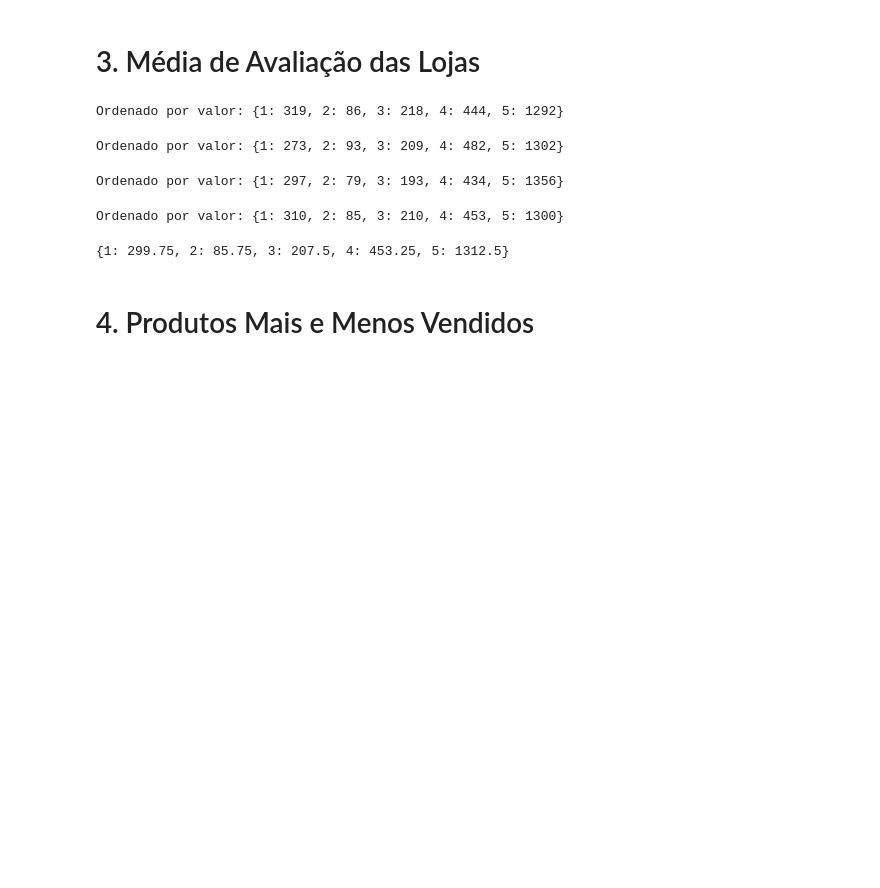
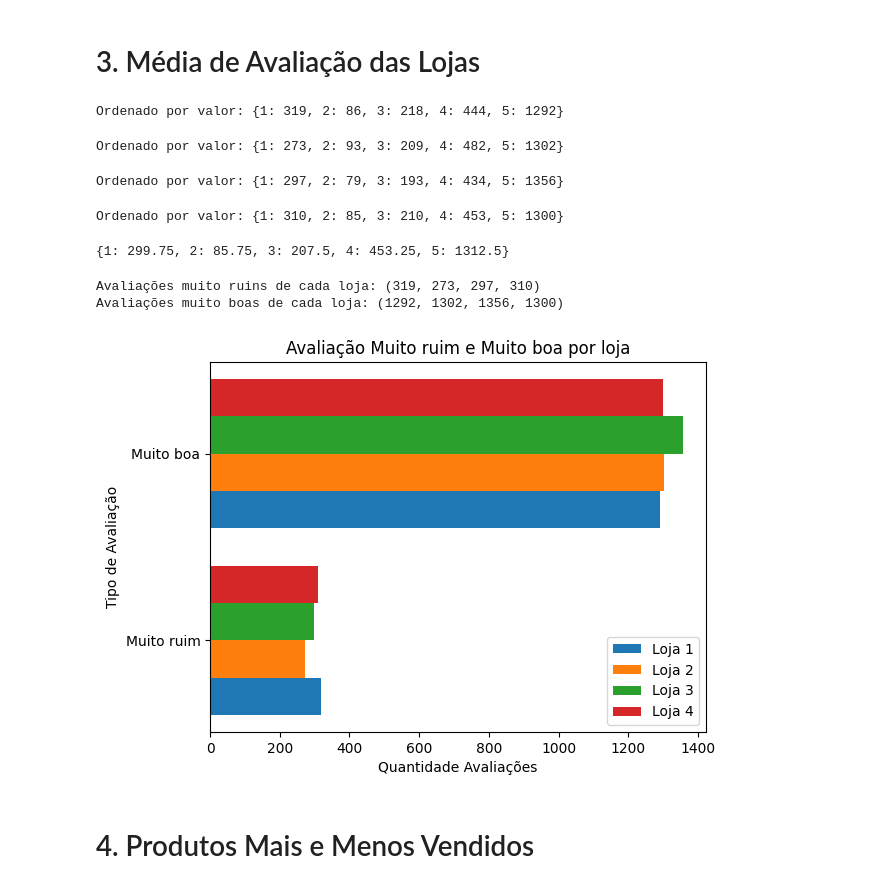
Before and after one commit to sanemar/desafio-ds, a Jupyter notebook: AluraStoreBr.ipynb, the cells around one changed output. Cells and saved outputs as stored; diff of their text form; code cells hidden in the pictures; blank space fills up the shorter version.

```diff
--- a/AluraStoreBr.ipynb
+++ b/AluraStoreBr.ipynb
@@ -744,3 +819,64 @@ print(avaliacao_muito_boa)
+# %%
+#Criar uma lista com todas as avaliações Muito ruim e muito boa de todas as lojas
+
+av_ruim_1 = avaliacao_loja1.get(1)
+av_boa_1 = avaliacao_loja1.get(5)
+
+av_ruim_2 = avaliacao_loja2.get(1)
+av_boa_2 = avaliacao_loja2.get(5)
+
+av_ruim_3 = avaliacao_loja3.get(1)
+av_boa_3 = avaliacao_loja3.get(5)
+
+av_ruim_4 = avaliacao_loja4.get(1)
+av_boa_4 = avaliacao_loja4.get(5)
+
+print(f'Avaliações muito ruins de cada loja: {av_ruim_1, av_ruim_2, av_ruim_3, av_ruim_4}')
+print(f'Avaliações muito boas de cada loja: {av_boa_1, av_boa_2, av_boa_3, av_boa_4}')
+# %% [output]
+Avaliações muito ruins de cada loja: (319, 273, 297, 310)
+Avaliações muito boas de cada loja: (1292, 1302, 1356, 1300)
+# %%
+# Crie um gráfico com 8 barras horizontais que exibam as avaliações Muito ruim e Muito boa das 4 lojas
+
+import matplotlib.pyplot as plt
+import numpy as np
+
+# Dados para o gráfico
+categorias = ['Muito ruim', 'Muito boa']
+
+# Largura das barras e posições
+largura_barra = 0.2
+posicoes_x = np.arange(len(categorias))
+
+loja1_valores = [av_ruim_1, av_boa_1]
+# Criando as barras para a loja 1
+plt.barh(posicoes_x - largura_barra * 1.5, loja1_valores, largura_barra, label='Loja 1')
+
+loja2_valores = [av_ruim_2, av_boa_2]
+# Criando as barras para a loja 2
+plt.barh(posicoes_x - largura_barra * 0.5, loja2_valores, largura_barra, label='Loja 2')
+
+loja3_valores = [av_ruim_3, av_boa_3]
+# Criando as barras para a loja 3
+plt.barh(posicoes_x + largura_barra * 0.5, loja3_valores, largura_barra, label='Loja 3')
+
+loja4_valores = [av_ruim_4, av_boa_4]
+# Criando as barras para a loja 4
+plt.barh(posicoes_x + largura_barra * 1.5, loja4_valores, largura_barra, label='Loja 4')
+
+# Configurando o gráfico
+plt.yticks(posicoes_x, categorias)
+plt.xlabel("Quantidade Avaliações")
+plt.ylabel("Tipo de Avaliação")
+plt.title("Avaliação Muito ruim e Muito boa por loja")
+plt.legend()
+plt.show()
+
+#Avaliações muito ruins de cada loja: (319, 273, 297, 310)
+#Avaliações muito boas de cada loja: (1292, 1302, 1356, 1300)
+# %% [output]
+[figure, added]
 # %% [markdown]
 # 4. Produtos Mais e Menos Vendidos
 # %%
```
Also changed, not shown: parts of 23 cells of this notebook.
